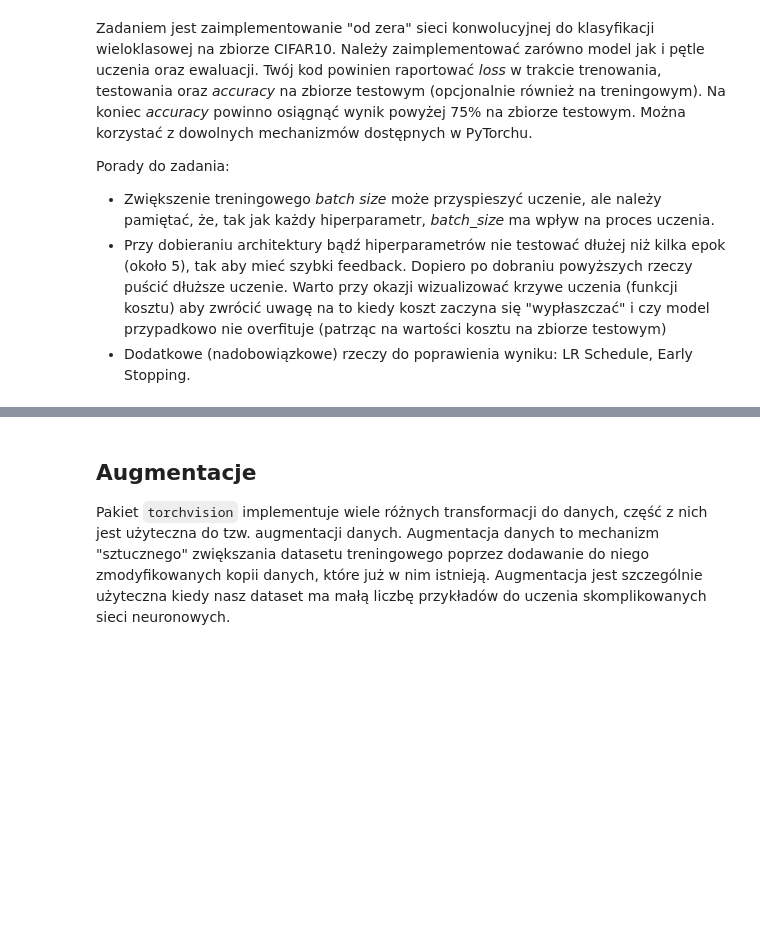
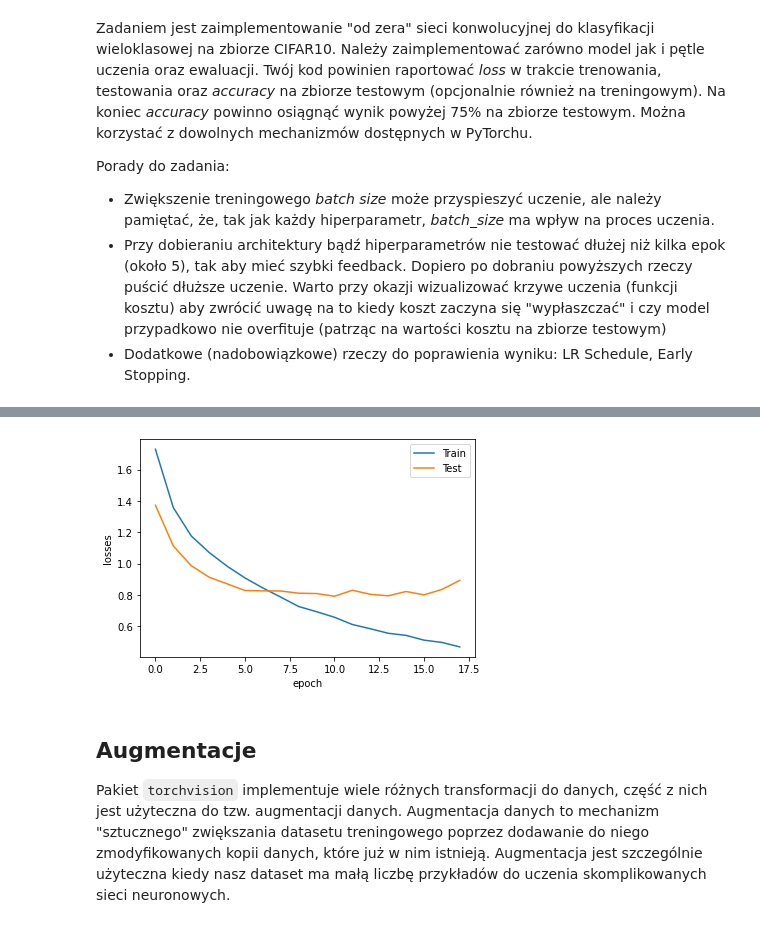
Before and after one commit to GrayMan124/Nauczanie_maszynowe, a Jupyter notebook: 09_image_classification.ipynb, the cells around one changed output, grey strips where cells are left out. Drawn from its saved outputs; the diff is of its cells as text; code cells hidden in the pictures; blank space fills up the shorter version.

```diff
--- a/09_image_classification.ipynb
+++ b/09_image_classification.ipynb
@@ -71,3 +219,13 @@ test_loader = DataLoader(test_dataset, batch_size=5000, shuffle=False, num_worke
+# %%
+plt.plot(history_train_loss)
+plt.plot(history_test_loss)
+plt.xlabel('epoch')
+plt.ylabel('losses')
+plt.legend(['Train','Test'])
+
+plt.show()
+# %% [output]
+[figure, added]
 # %% [markdown]
 ## Augmentacje
 
```
Also changed, not shown: parts of 14 cells of this notebook.
